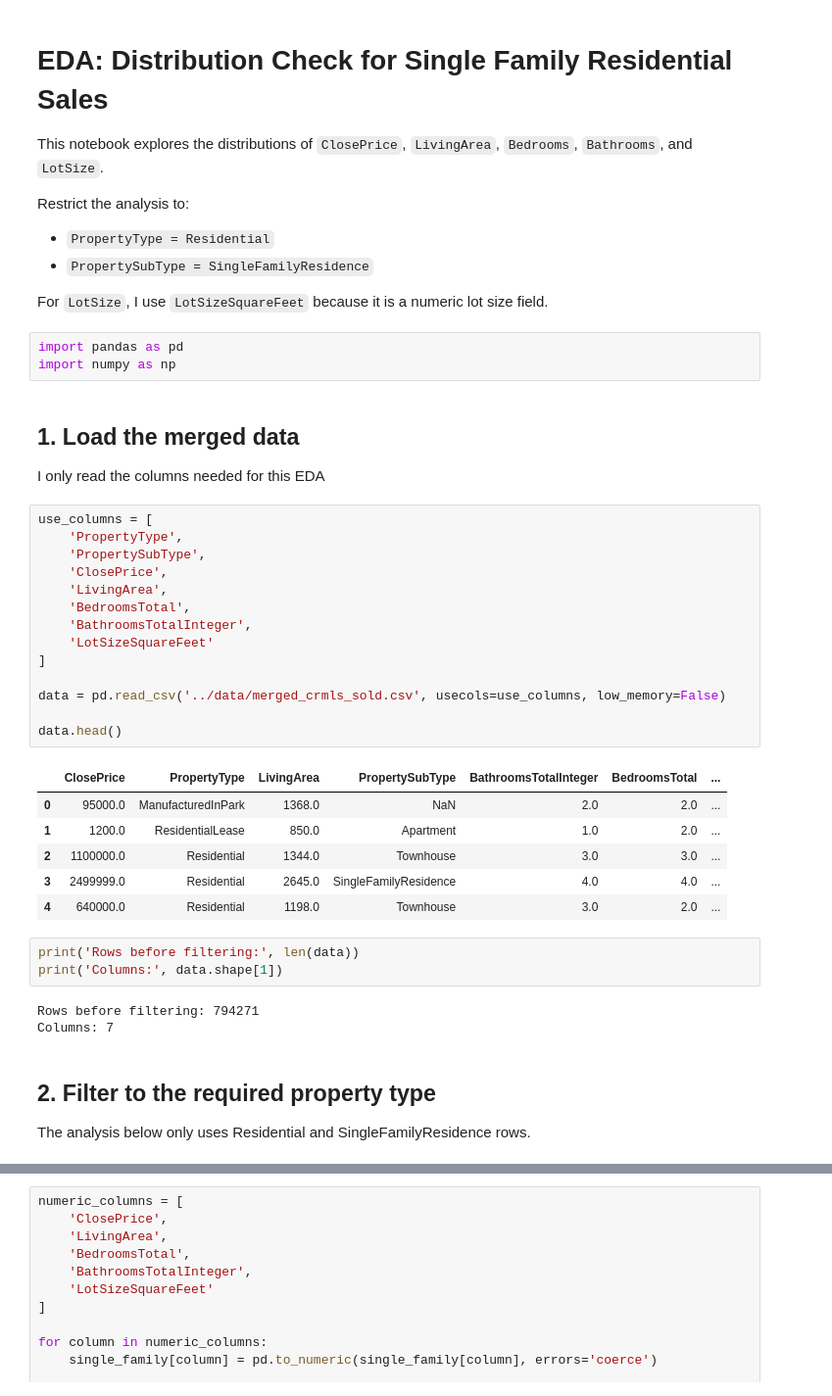
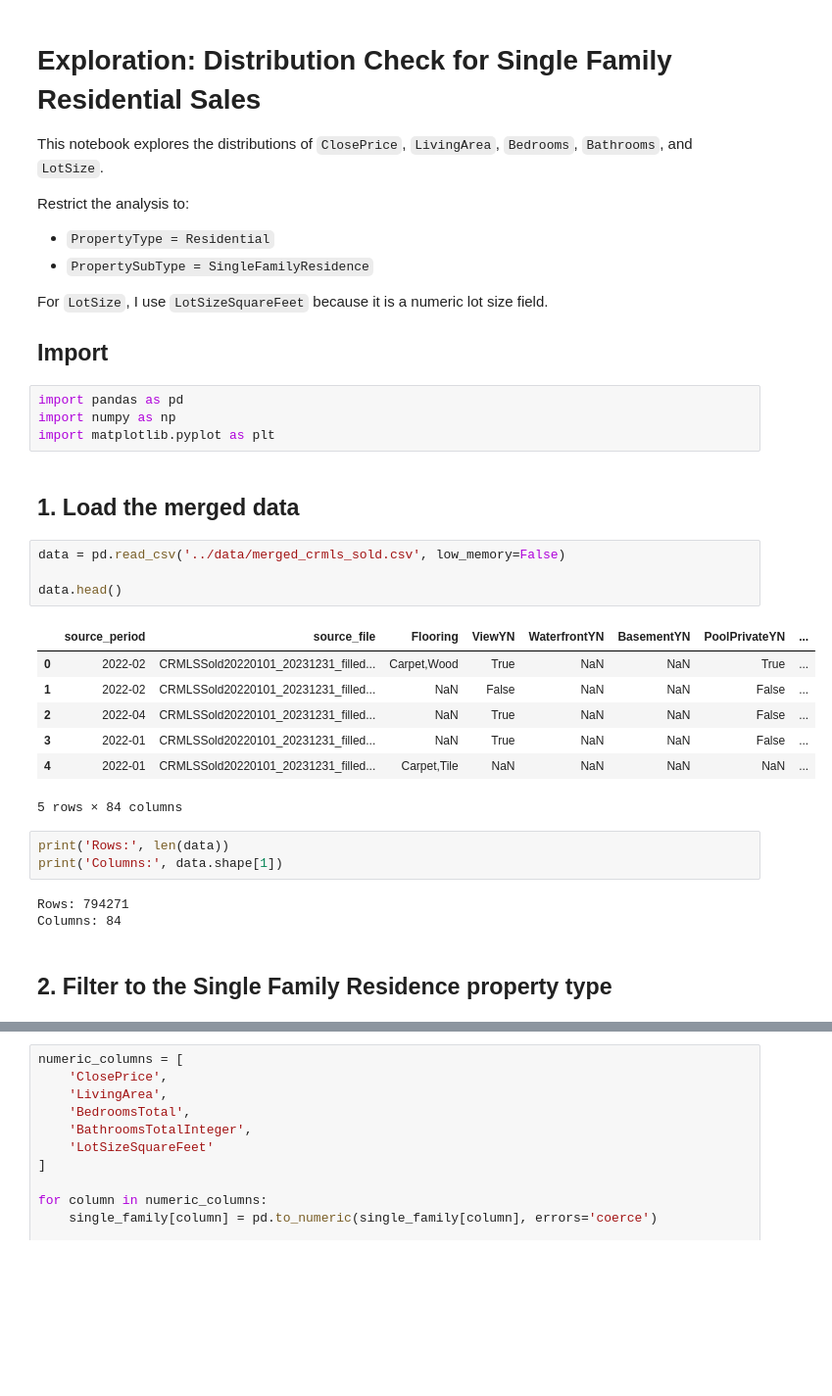
Before and after one commit to ytan48/IDXExchange-DataScience-Internship-26, a Jupyter notebook: notebooks/01_exploration.ipynb, the cells around one changed output, grey strips where cells are left out. Shown at 98% size. Drawn from its saved outputs; the diff is of its cells as text; blank space fills up the shorter version.

```diff
--- a/notebooks/EDA.ipynb
+++ b/notebooks/01_exploration.ipynb
@@ -1,5 +1,5 @@
 # %% [markdown]
-# EDA: Distribution Check for Single Family Residential Sales
+# Exploration: Distribution Check for Single Family Residential Sales
 
 This notebook explores the distributions of `ClosePrice`, `LivingArea`, `Bedrooms`, `Bathrooms`, and `LotSize`.
 
@@ -9,44 +9,34 @@ Restrict the analysis to:
 - `PropertySubType = SingleFamilyResidence`
 
 For `LotSize`, I use `LotSizeSquareFeet` because it is a numeric lot size field.
+
+## Import
 # %%
 import pandas as pd
 import numpy as np
+import matplotlib.pyplot as plt
 # %% [markdown]
 ## 1. Load the merged data
-
-I only read the columns needed for this EDA
 # %%
-use_columns = [
-    'PropertyType',
-    'PropertySubType',
-    'ClosePrice',
-    'LivingArea',
-    'BedroomsTotal',
-    'BathroomsTotalInteger',
-    'LotSizeSquareFeet'
-]
-
-data = pd.read_csv('../data/merged_crmls_sold.csv', usecols=use_columns, low_memory=False)
+data = pd.read_csv('../data/merged_crmls_sold.csv', low_memory=False)
 
 data.head()
 # %% [output]
-|  | ClosePrice | PropertyType | LivingArea | PropertySubType | BathroomsTotalInteger | BedroomsTotal | ... |
-| 0 | 95000.0 | ManufacturedInPark | 1368.0 | NaN | 2.0 | 2.0 | ... |
-| 1 | 1200.0 | ResidentialLease | 850.0 | Apartment | 1.0 | 2.0 | ... |
-| 2 | 1100000.0 | Residential | 1344.0 | Townhouse | 3.0 | 3.0 | ... |
-| 3 | 2499999.0 | Residential | 2645.0 | SingleFamilyResidence | 4.0 | 4.0 | ... |
-| 4 | 640000.0 | Residential | 1198.0 | Townhouse | 3.0 | 2.0 | ... |
+|  | source_period | source_file | Flooring | ViewYN | WaterfrontYN | BasementYN | PoolPrivateYN | ... |
+| 0 | 2022-02 | CRMLSSold20220101_20231231_filled... | Carpet,Wood | True | NaN | NaN | True | ... |
+| 1 | 2022-02 | CRMLSSold20220101_20231231_filled... | NaN | False | NaN | NaN | False | ... |
+| 2 | 2022-04 | CRMLSSold20220101_20231231_filled... | NaN | True | NaN | NaN | False | ... |
+| 3 | 2022-01 | CRMLSSold20220101_20231231_filled... | NaN | True | NaN | NaN | False | ... |
+| 4 | 2022-01 | CRMLSSold20220101_20231231_filled... | Carpet,Tile | NaN | NaN | NaN | NaN | ... |
+5 rows × 84 columns
 # %%
-print('Rows before filtering:', len(data))
+print('Rows:', len(data))
 print('Columns:', data.shape[1])
 # %% [output]
-Rows before filtering: 794271
-Columns: 7
+Rows: 794271
+Columns: 84
 # %% [markdown]
-## 2. Filter to the required property type
-
-The analysis below only uses Residential and SingleFamilyResidence rows.
+## 2. Filter to the Single Family Residence property type
 # %%
 single_family = data[
     (data['PropertyType'] == 'Residential') &
```
Also changed, not shown: parts of 10 cells of this notebook, 4 other files.
